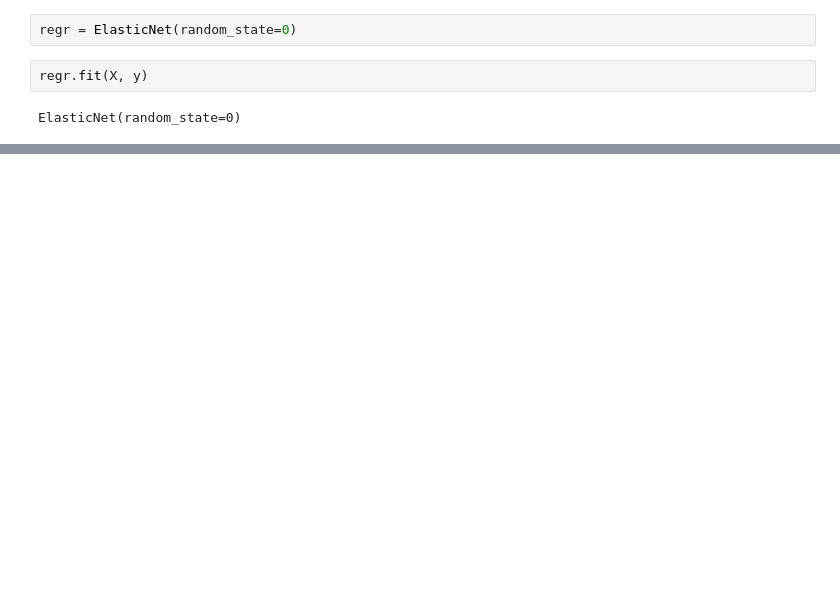
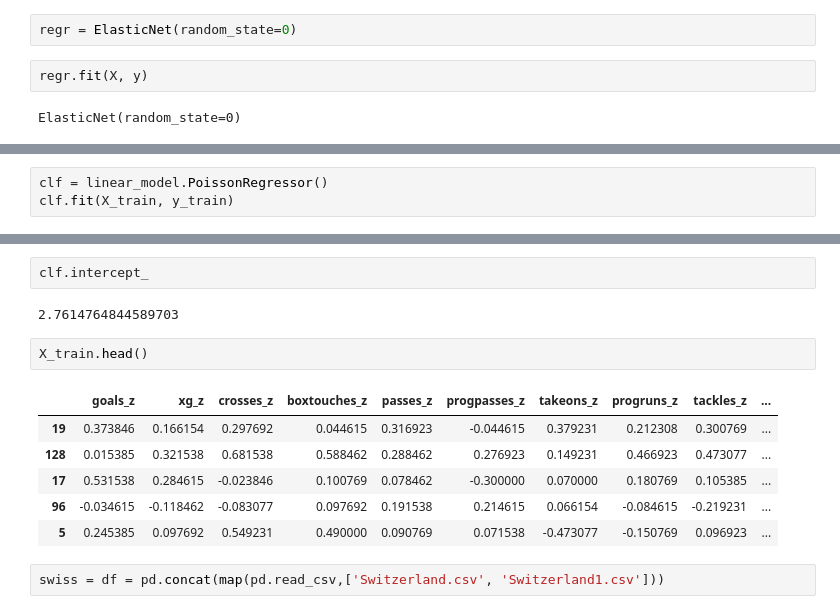
Before and after one commit to RyanJTalbot/bookcamp, a Jupyter notebook: world_cup/fifa/wc-stats-nb.ipynb, the cells around one changed output, grey strips where cells are left out. Saved outputs shown, nothing was run; the diff lists cells and outputs as text; blank space fills up the shorter version.

```diff
--- a/world_cup/fifa/wc-stats-nb.ipynb
+++ b/world_cup/fifa/wc-stats-nb.ipynb
@@ -473,0 +524,3 @@ print(regr.intercept_)
+# %%
+clf = linear_model.PoissonRegressor()
+clf.fit(X_train, y_train)
@@ -473,0 +540,15 @@ print(regr.intercept_)
+# %%
+clf.intercept_
+# %% [output]
+2.7614764844589703
+# %%
+X_train.head()
+# %% [output]
+|  | goals_z | xg_z | crosses_z | boxtouches_z | passes_z | progpasses_z | takeons_z | progruns_z | tackles_z | ... |
+| 19 | 0.373846 | 0.166154 | 0.297692 | 0.044615 | 0.316923 | -0.044615 | 0.379231 | 0.212308 | 0.300769 | ... |
+| 128 | 0.015385 | 0.321538 | 0.681538 | 0.588462 | 0.288462 | 0.276923 | 0.149231 | 0.466923 | 0.473077 | ... |
+| 17 | 0.531538 | 0.284615 | -0.023846 | 0.100769 | 0.078462 | -0.300000 | 0.070000 | 0.180769 | 0.105385 | ... |
+| 96 | -0.034615 | -0.118462 | -0.083077 | 0.097692 | 0.191538 | 0.214615 | 0.066154 | -0.084615 | -0.219231 | ... |
+| 5 | 0.245385 | 0.097692 | 0.549231 | 0.490000 | 0.090769 | 0.071538 | -0.473077 | -0.150769 | 0.096923 | ... |
+# %%
+swiss = df = pd.concat(map(pd.read_csv,['Switzerland.csv', 'Switzerland1.csv']))
```
Also changed, not shown: parts of 45 cells of this notebook, 12 other files.
